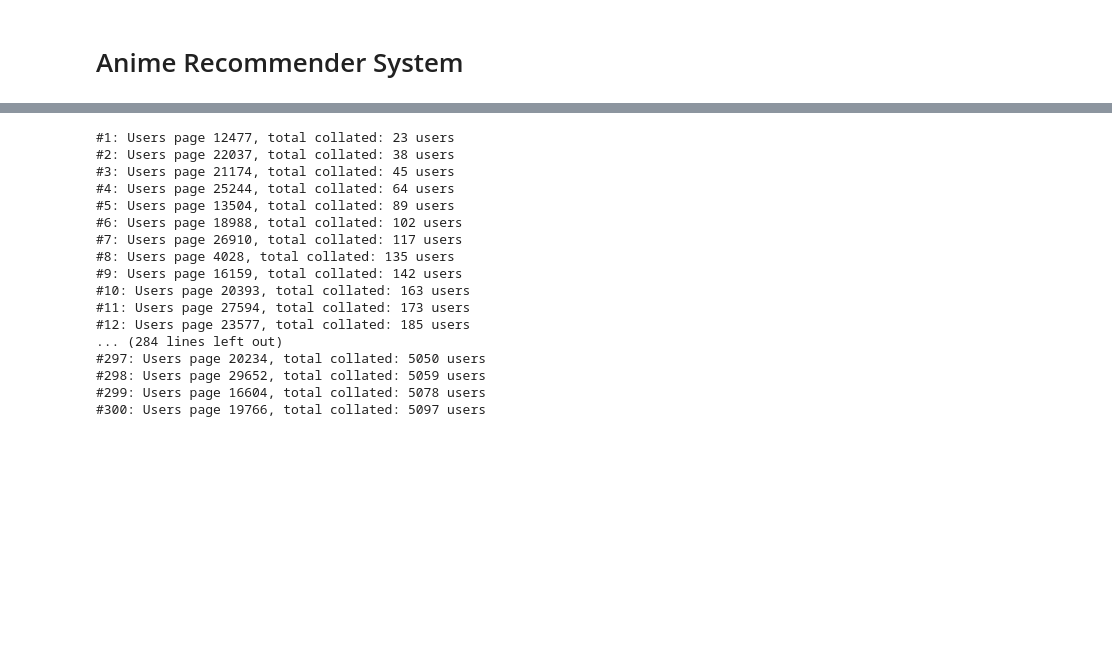
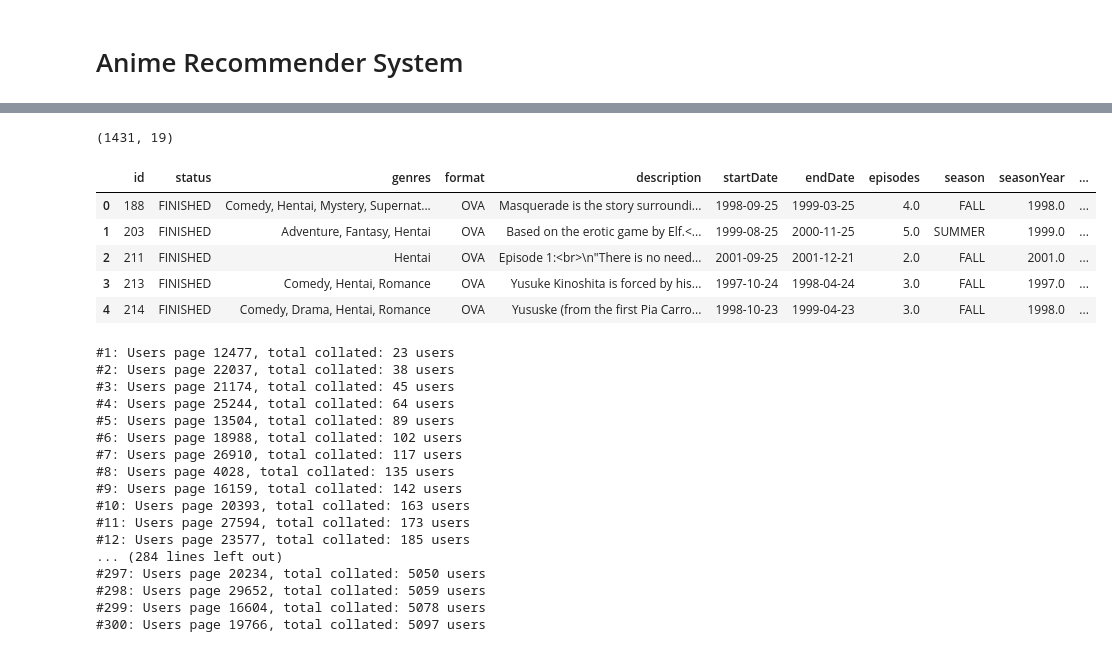
Before and after one commit to erhyukiat/anime-recommender, a Jupyter notebook: code/01-anime-recommender.ipynb, the cells around one changed output, grey strips where cells are left out. Cells and saved outputs as stored; diff of their text form; code cells hidden in the pictures; blank space fills up the shorter version.

```diff
--- a/code/01-anime-recommender.ipynb
+++ b/code/01-anime-recommender.ipynb
@@ -152 +182,13 @@ anime_db.head()
+# %%
+anime_db_18 = pd.DataFrame(api_output_anime_18only)
+print(anime_db_18.shape)
+anime_db_18.head()
+# %% [output]
+(1431, 19)
+|  | id | status | genres | format | description | startDate | endDate | episodes | season | seasonYear | ... |
+| 0 | 188 | FINISHED | Comedy, Hentai, Mystery, Supernat... | OVA | Masquerade is the story surroundi... | 1998-09-25 | 1999-03-25 | 4.0 | FALL | 1998.0 | ... |
+| 1 | 203 | FINISHED | Adventure, Fantasy, Hentai | OVA | Based on the erotic game by Elf.<... | 1999-08-25 | 2000-11-25 | 5.0 | SUMMER | 1999.0 | ... |
+| 2 | 211 | FINISHED | Hentai | OVA | Episode 1:<br>\n"There is no need... | 2001-09-25 | 2001-12-21 | 2.0 | FALL | 2001.0 | ... |
+| 3 | 213 | FINISHED | Comedy, Hentai, Romance | OVA | Yusuke Kinoshita is forced by his... | 1997-10-24 | 1998-04-24 | 3.0 | FALL | 1997.0 | ... |
+| 4 | 214 | FINISHED | Comedy, Drama, Hentai, Romance | OVA | Yususke (from the first Pia Carro... | 1998-10-23 | 1999-04-23 | 3.0 | FALL | 1998.0 | ... |
 # %%
```
Also changed, not shown: parts of 14 cells of this notebook, 4 other files.
